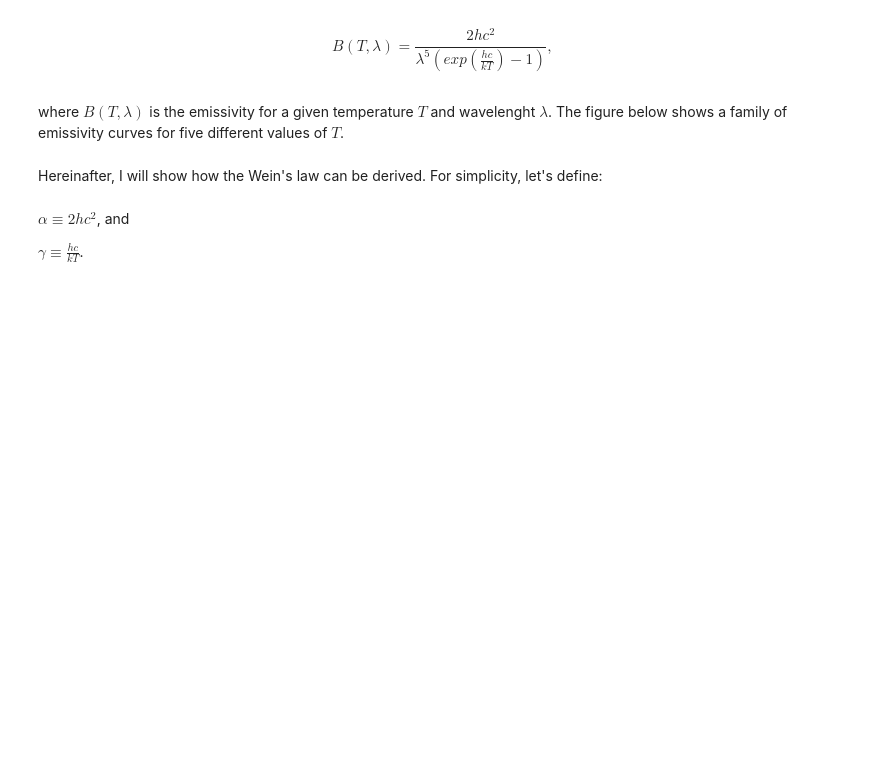
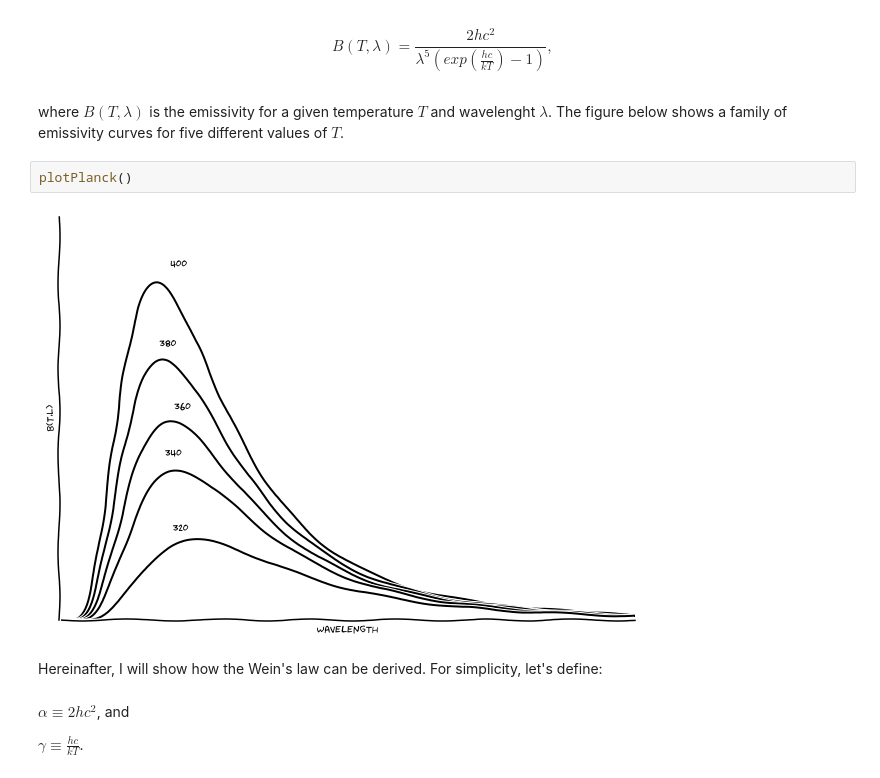
Before and after one commit to jdiasn/WiensLaw, a Jupyter notebook: WiensLaw.ipynb, the cells around one changed output. Drawn from its saved outputs; the diff is of its cells as text; blank space fills up the shorter version.

Commit message:
Planck figure was inserted.

```diff
--- a/WiensLaw.ipynb
+++ b/WiensLaw.ipynb
@@ -14,6 +16,10 @@ B(T,\lambda) = \frac{2hc^{2}}{\lambda^{5}(exp(\frac{hc}{kT})-1)},
 \end{equation}
 # %% [markdown]
 where $B(T,\lambda)$ is the emissivity for a given temperature $T$ and wavelenght $\lambda$. The figure below shows a family of emissivity curves for five different values of $T$.
+# %%
+plotPlanck()
+# %% [output]
+[figure, added]
 # %% [markdown]
 Hereinafter, I will show how the Wein's law can be derived. For simplicity, let's define:
 # %% [markdown]
```
Also changed, not shown: parts of 1 cell of this notebook.
